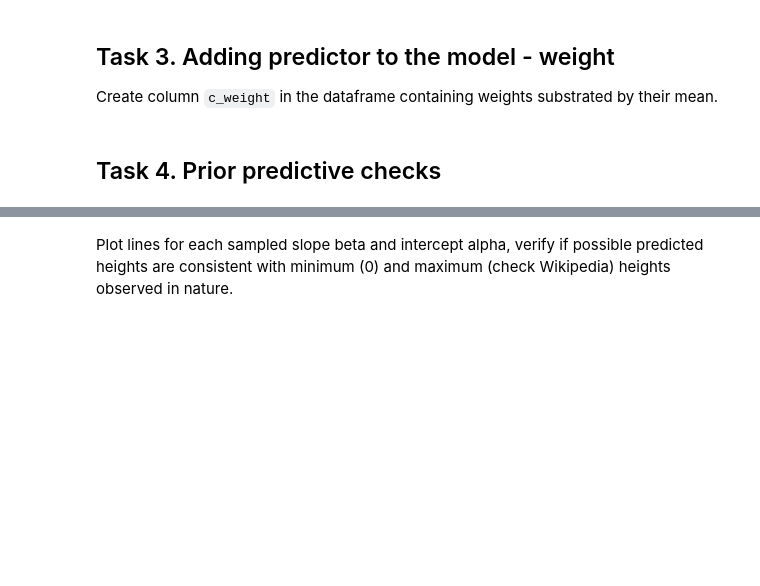
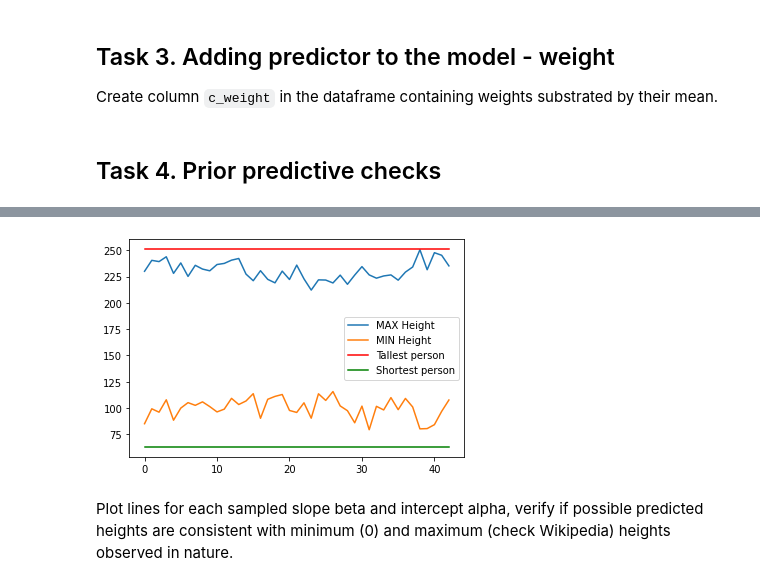
Before and after one commit to MARIAMJESTEM/DataAnalytics2023, a Jupyter notebook: lab4/lab4.ipynb, the cells around one changed output, grey strips where cells are left out. Cells and saved outputs as stored; diff of their text form; code cells hidden in the pictures; blank space fills up the shorter version.

```diff
--- a/lab4/lab4.ipynb
+++ b/lab4/lab4.ipynb
@@ -228,7 +228,7 @@ data_sim={'N':50, 'weight':np.linspace(d.c_weight.min(),d.c_weight.max())}
 # %% [markdown]
 ## Task 4. Prior predictive checks
 # %%
-model_ppc=CmdStanModel(stan_file='height_2a_ppc.stan')
+model_ppc=CmdStanModel(stan_file='height_2a_pcc.stan')
 R = 1000
 sim=model_ppc.sample(data=data_sim,
                      iter_sampling=R,
@@ -239,0 +246,3 @@ sim=model_ppc.sample(data=data_sim,
+# %%
+df4 = sim.draws_pd()
+df4
@@ -240,3 +263,19 @@ sim=model_ppc.sample(data=data_sim,
+# %%
+max_=[]
+min_=[]
+for i in range(1,44):
+    name = "height[{a}]".format(a=i)
+    max_.append(df4[name].max())
+    min_.append(df4[name].min())
+
+plt.plot(max_, label='MAX Height')
+plt.plot(min_, label='MIN Height')
+plt.plot([251] * len(max_), label='Tallest person', color='red')
+plt.plot([63] * len(min_), label='Shortest person', color='green')
+plt.legend()
+plt.show()
+# %% [output]
+[figure, added]
 # %% [markdown]
 Plot lines for each sampled slope beta and intercept alpha, verify if possible predicted heights are consistent with minimum (0) and maximum (check Wikipedia) heights observed in nature.
 # %% [markdown]
```
Also changed, not shown: parts of 27 cells of this notebook, 9 other files.
